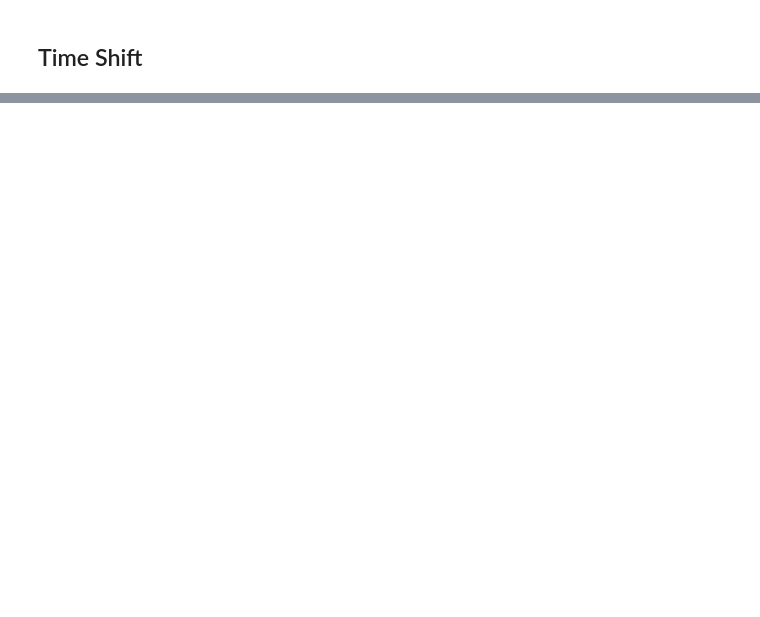
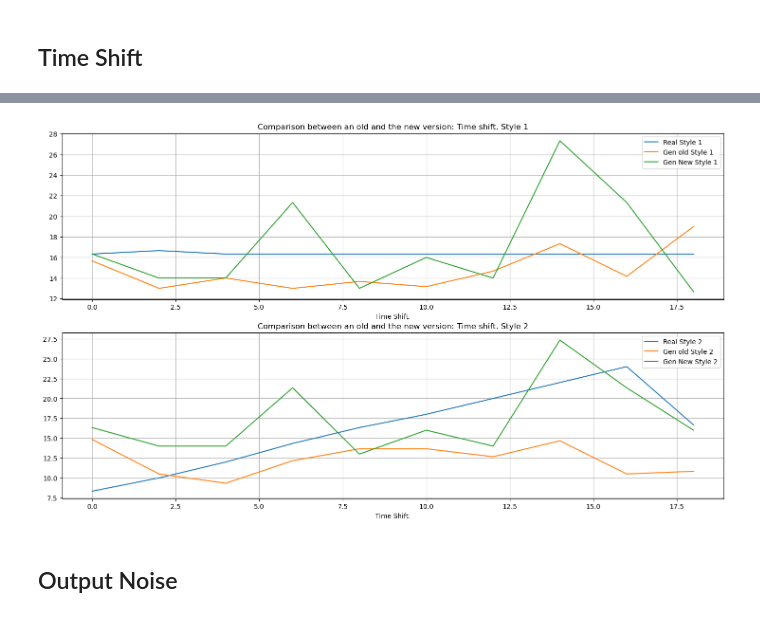
Before and after one commit to Henri-Hoyez/TimeSeriesStyleTransfer, a Jupyter notebook: bench.ipynb, the cells around one changed output, grey strips where cells are left out. Cells and saved outputs as stored; diff of their text form; code cells hidden in the pictures; blank space fills up the shorter version.

```diff
--- a/bench.ipynb
+++ b/bench.ipynb
@@ -183,0 +153,43 @@ plot_results(
+# %%
+ts_labels = ["real_s1_shifts", "real_s2_shifts", "fake_s1_shifts", "fake_s2_shifts"]
+
+old_ts_folder_names = [f"{nb*2:0.0f}" for nb in range(0, 10)]
+
+old_ts_exp = extract_results(old_ts_folder_names, "time_shift", "EXPS/EXP_2024-08-10_Improved architecture")
+old_ts_exp = aggretate_results(old_ts_exp, old_ts_folder_names)
+
+old_ts_exp.index = old_ts_exp.index.astype(int)
+old_ts_exp = old_ts_exp.sort_index()
+
+ts_labels = ["real_s1_shifts", "real_s2_shifts", "fake_s1_shifts", "fake_s2_shifts"]
+# %%
+plt.figure(figsize=(18, 10))
+ax = plt.subplot(211)
+ax.set_title("Comparison between an old and the new version: Time shift. Style 1")
+
+agg_ts_results["real_s1_shifts"].plot(ax=ax)
+old_ts_exp["fake_s1_shifts"].plot(ax=ax)
+agg_ts_results["fake_s1_shifts"].plot(ax=ax)
+
+ax.set_xlabel("Time Shift.")
+
+plt.legend(["Real Style 1", "Gen old Style 1", "Gen New Style 1"])
+ax.grid(True)
+
+ax = plt.subplot(212)
+ax.set_title("Comparison between an old and the new version: Time shift. Style 2")
+
+agg_ts_results["real_s2_shifts"].plot(ax=ax)
+old_ts_exp["fake_s2_shifts"].plot(ax=ax)
+agg_ts_results["fake_s2_shifts"].plot(ax=ax)
+
+ax.set_xlabel("Time Shift.")
+
+plt.legend(["Real Style 2", "Gen old Style 2", "Gen New Style 2"])
+ax.grid(True)
+
+plt.show()
+# %% [output]
+[figure, added]
+# %% [markdown]
+## Output Noise
```
Also changed, not shown: parts of 26 cells of this notebook, 11 other files.
